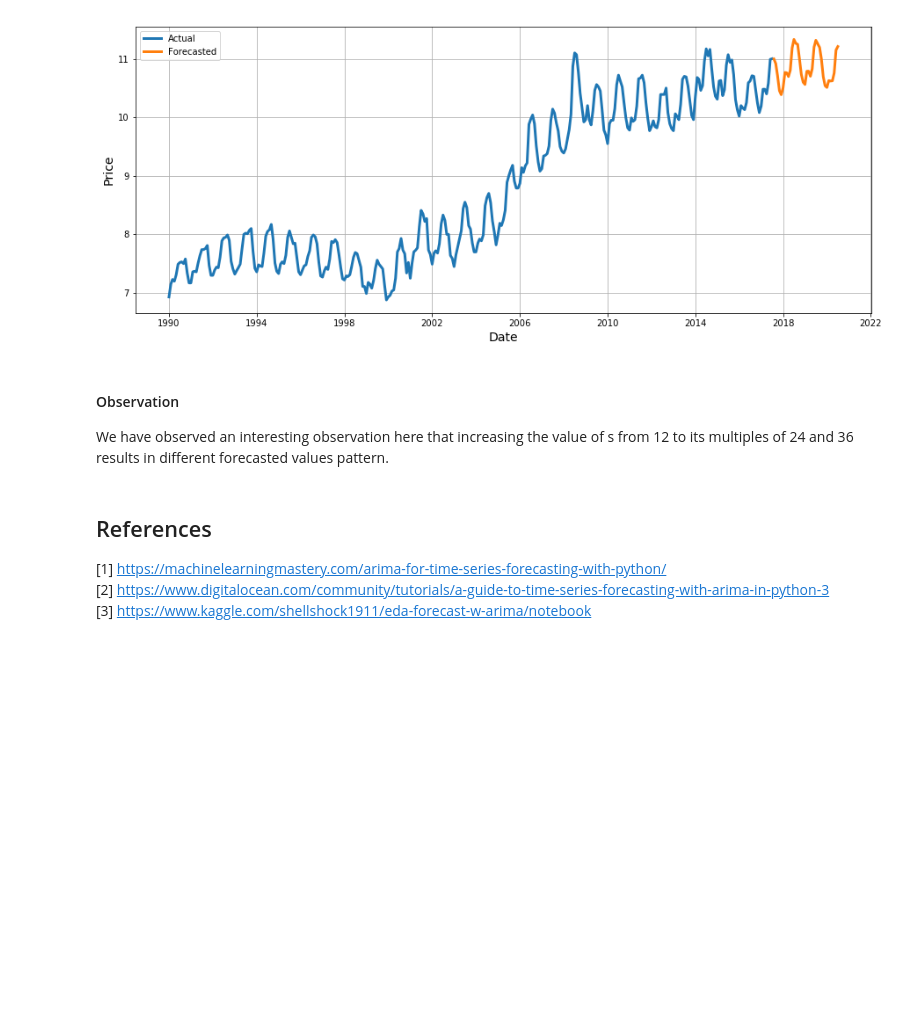
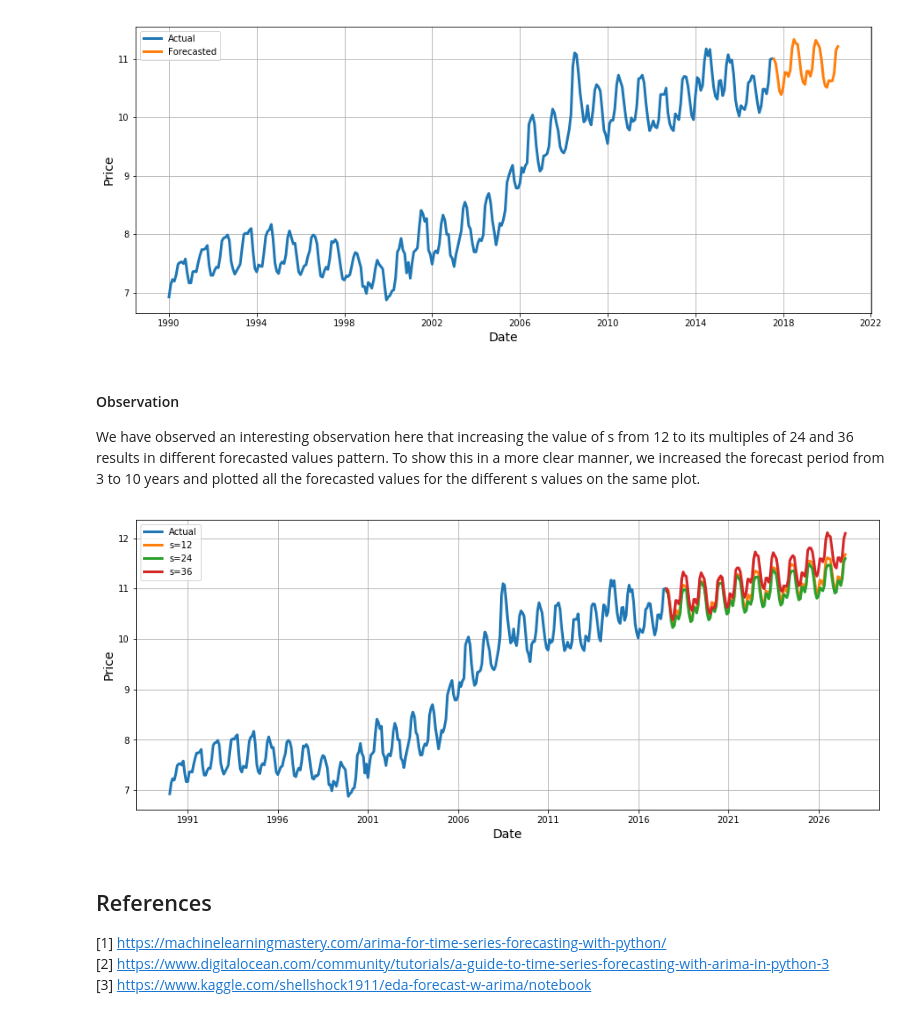
Before and after one commit to Octiembre80/Forecasting-Electricity-Prices-using-ARIMA-Model, a Jupyter notebook: Forecasting Electricity Prices using ARIMA Model.ipynb, the cells around one changed output. Cells and saved outputs as stored; diff of their text form; code cells hidden in the pictures; blank space fills up the shorter version.

```diff
--- a/Forecasting Electricity Prices using ARIMA Model.ipynb
+++ b/Forecasting Electricity Prices using ARIMA Model.ipynb
@@ -303,7 +303,27 @@ Test MSE: 0.014
 [figure]
 # %% [markdown]
 #### Observation
-We have observed an interesting observation here that increasing the value of s from 12 to its multiples of 24 and 36 results in different forecasted values pattern.
+We have observed an interesting observation here that increasing the value of s from 12 to its multiples of 24 and 36 results in different forecasted values pattern. To show this in a more clear manner, we increased the forecast period from 3 to 10 years and plotted all the forecasted values for the different s values on the same plot.
+# %%
+pred_uc = results.get_forecast(steps=120)
+forecasted = pred_uc.predicted_mean
+pred_uc_2 = results_2.get_forecast(steps=120)
+forecasted_2 = pred_uc_2.predicted_mean
+pred_uc_3 = results_3.get_forecast(steps=120)
+forecasted_3 = pred_uc_3.predicted_mean
+
+plt.figure(figsize=(15,6))
+plt.plot(actual, label='Actual', linewidth=3)
+plt.plot(forecasted, label='s=12', linewidth=3)
+plt.plot(forecasted_2, label='s=24', linewidth=3)
+plt.plot(forecasted_3, label='s=36', linewidth=3)
+plt.xlabel('Date', fontsize=14)
+plt.ylabel('Price', fontsize=14)
+plt.grid()
+plt.legend()
+plt.show()
+# %% [output]
+[figure, added]
 # %% [markdown]
 ## References
 [1] https://machinelearningmastery.com/arima-for-time-series-forecasting-with-python/ <br>
```
Also changed, not shown: parts of 8 cells of this notebook.
